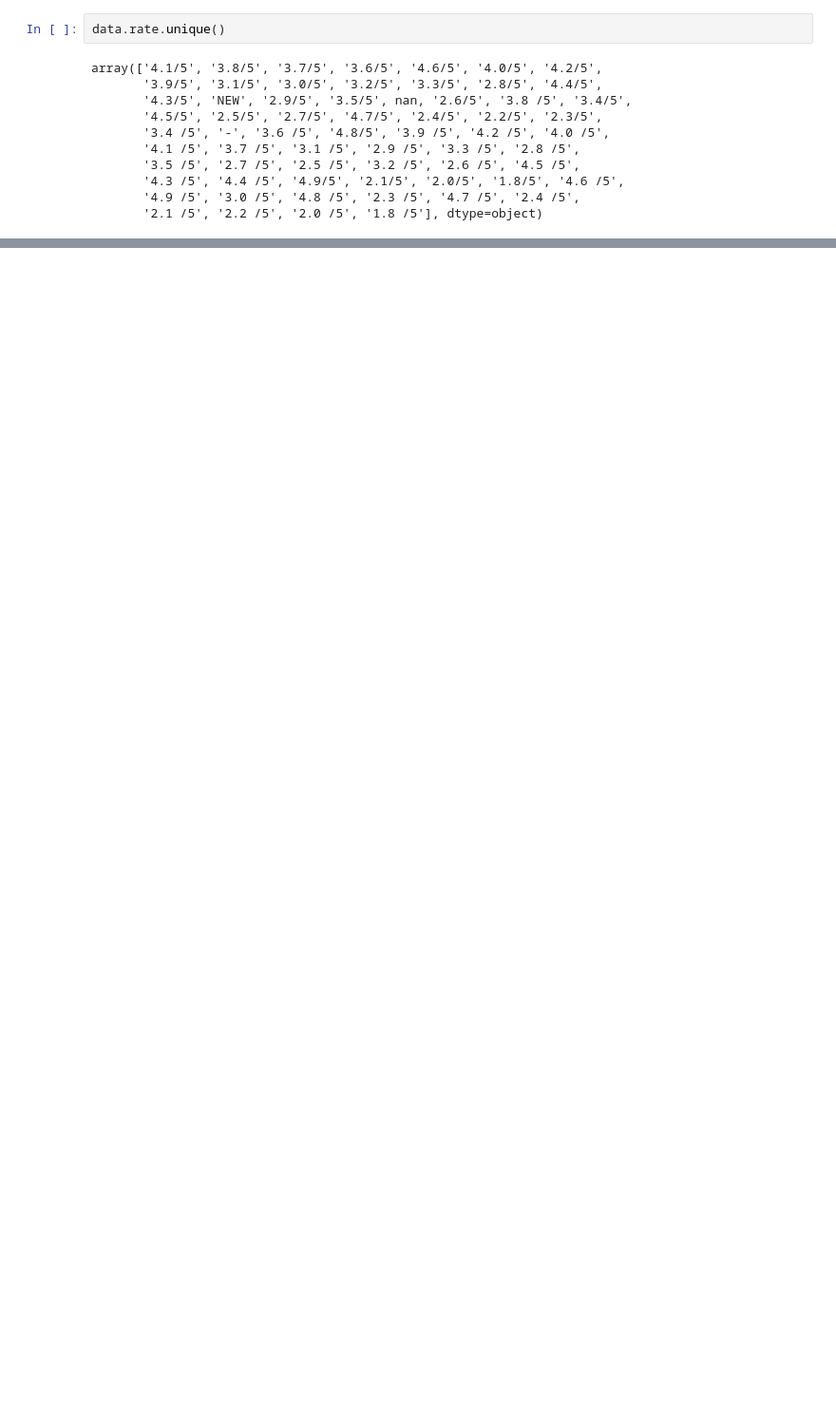
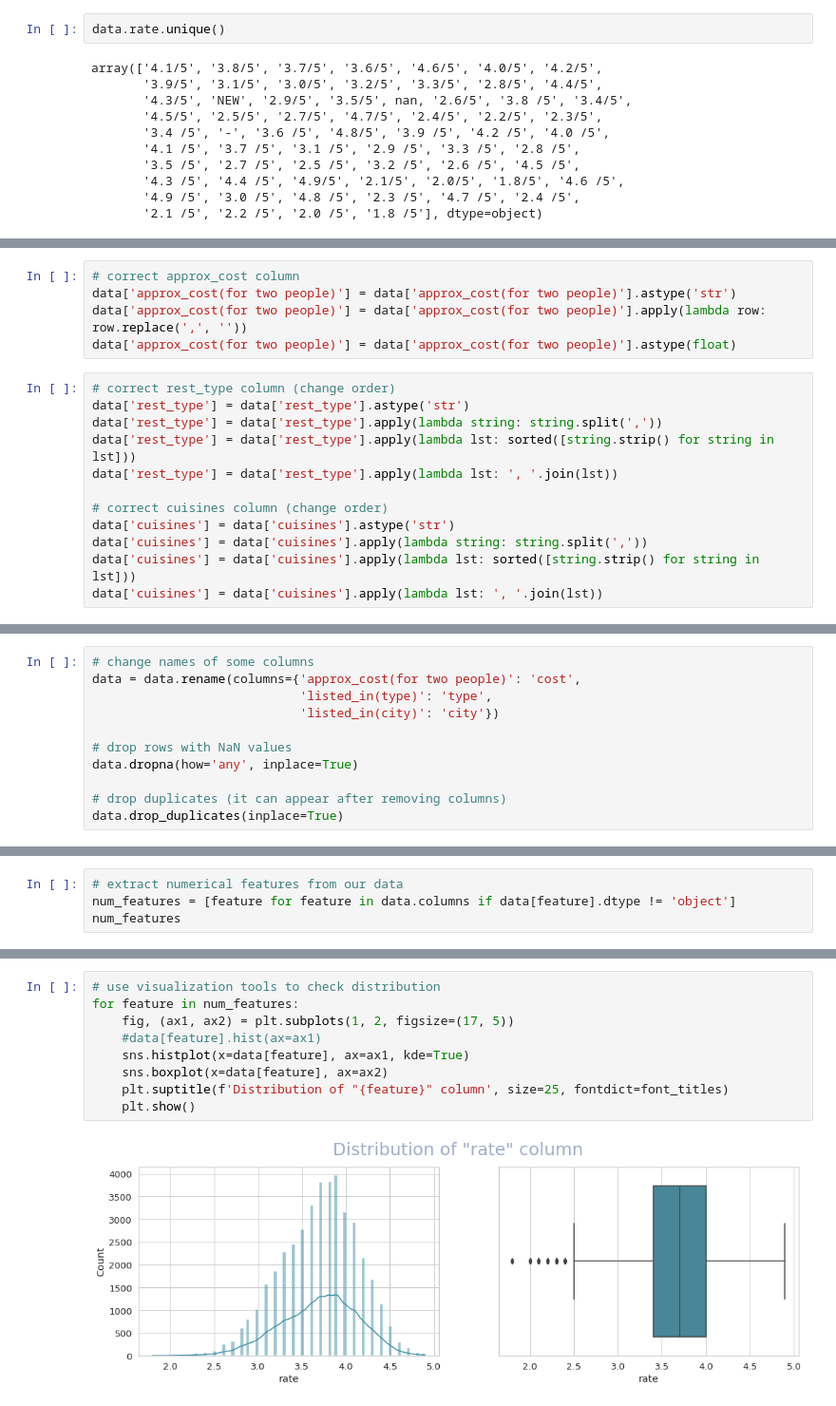
Before and after one commit to AnatolyAdamovich/ML-seminars, a Jupyter notebook: EDA/eda-bangalore-restaurants.ipynb, the cells around one changed output, grey strips where cells are left out. Shown at 95% size. Drawn from its saved outputs; the diff is of its cells as text; blank space fills up the shorter version.

Commit message:
correct EDA tutorial

```diff
--- a/EDA/eda-bangalore-restaurants.ipynb
+++ b/EDA/eda-bangalore-restaurants.ipynb
@@ -173,0 +419,17 @@ data.drop()
+# %%
+# correct approx_cost column
+data['approx_cost(for two people)'] = data['approx_cost(for two people)'].astype('str')
+data['approx_cost(for two people)'] = data['approx_cost(for two people)'].apply(lambda row: row.replace(',', ''))
+data['approx_cost(for two people)'] = data['approx_cost(for two people)'].astype(float)
+# %%
+# correct rest_type column (change order)
+data['rest_type'] = data['rest_type'].astype('str')
+data['rest_type'] = data['rest_type'].apply(lambda string: string.split(','))
+data['rest_type'] = data['rest_type'].apply(lambda lst: sorted([string.strip() for string in lst]))
+data['rest_type'] = data['rest_type'].apply(lambda lst: ', '.join(lst))
+
+# correct cuisines column (change order)
+data['cuisines'] = data['cuisines'].astype('str')
+data['cuisines'] = data['cuisines'].apply(lambda string: string.split(','))
+data['cuisines'] = data['cuisines'].apply(lambda lst: sorted([string.strip() for string in lst]))
+data['cuisines'] = data['cuisines'].apply(lambda lst: ', '.join(lst))
@@ -173,0 +440,11 @@ data.drop()
+# %%
+# change names of some columns
+data = data.rename(columns={'approx_cost(for two people)': 'cost',
+                            'listed_in(type)': 'type',
+                            'listed_in(city)': 'city'})
+
+# drop rows with NaN values
+data.dropna(how='any', inplace=True)
+
+# drop duplicates (it can appear after removing columns)
+data.drop_duplicates(inplace=True)
@@ -173,0 +524,4 @@ data.drop()
+# %%
+# extract numerical features from our data
+num_features = [feature for feature in data.columns if data[feature].dtype != 'object']
+num_features
@@ -173,0 +546,11 @@ data.drop()
+# %%
+# use visualization tools to check distribution
+for feature in num_features:
+    fig, (ax1, ax2) = plt.subplots(1, 2, figsize=(17, 5))
+    #data[feature].hist(ax=ax1)
+    sns.histplot(x=data[feature], ax=ax1, kde=True)
+    sns.boxplot(x=data[feature], ax=ax2)
+    plt.suptitle(f'Distribution of "{feature}" column', size=25, fontdict=font_titles)
+    plt.show()
+# %% [output]
+[figure, added]
```
Also changed, not shown: parts of 112 cells of this notebook.
